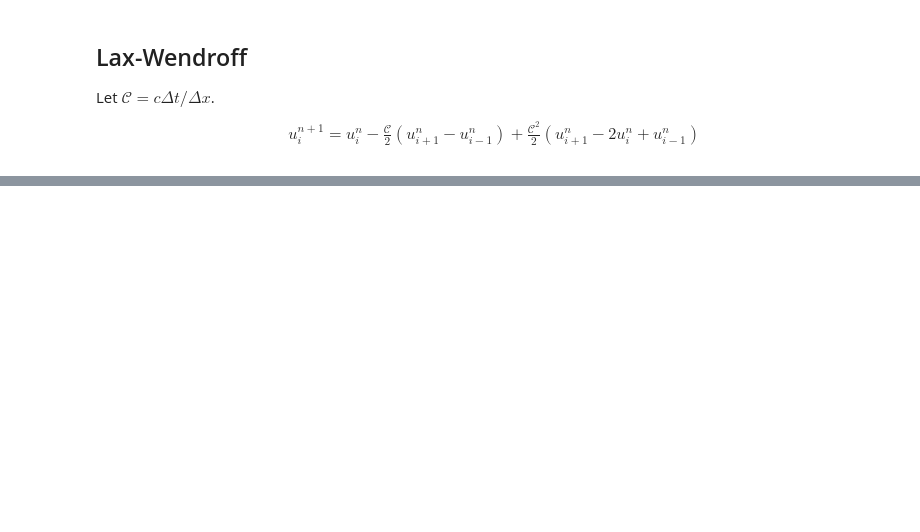
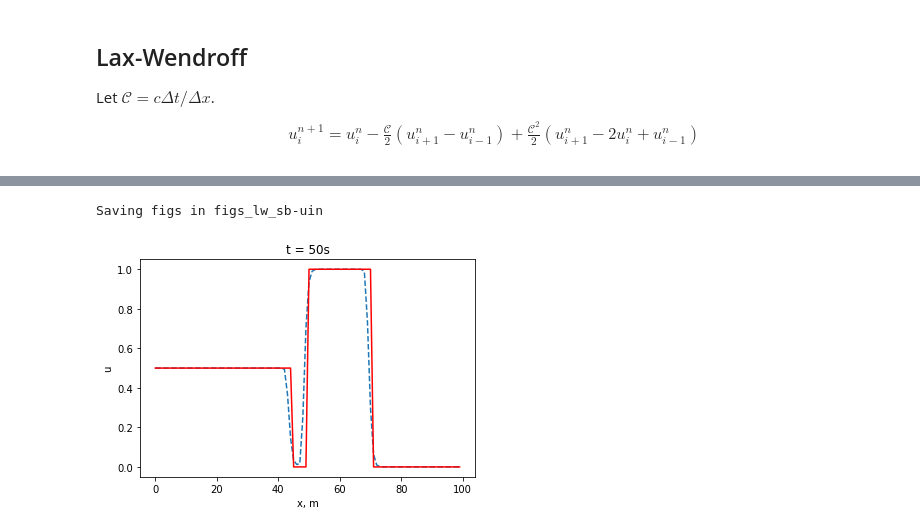
Before and after one commit to tdcwilliams/pywave, a Jupyter notebook: notebooks/energy_transport/advection.ipynb, the cells around one changed output, grey strips where cells are left out. Drawn from its saved outputs; the diff is of its cells as text; code cells hidden in the pictures; blank space fills up the shorter version.

```diff
--- a/notebooks/energy_transport/advection.ipynb
+++ b/notebooks/energy_transport/advection.ipynb
@@ -104,0 +113,6 @@ Saving figs in figs_lw_sb
+# %%
+# incoming flux of advected quantity
+run(adv, u0, c, x, neumann=False, u_in=.5, outdir='figs_lw_sb-uin', **kw_init)
+# %% [output]
+Saving figs in figs_lw_sb-uin
+[figure, added]
```
Also changed, not shown: parts of 10 cells of this notebook.
